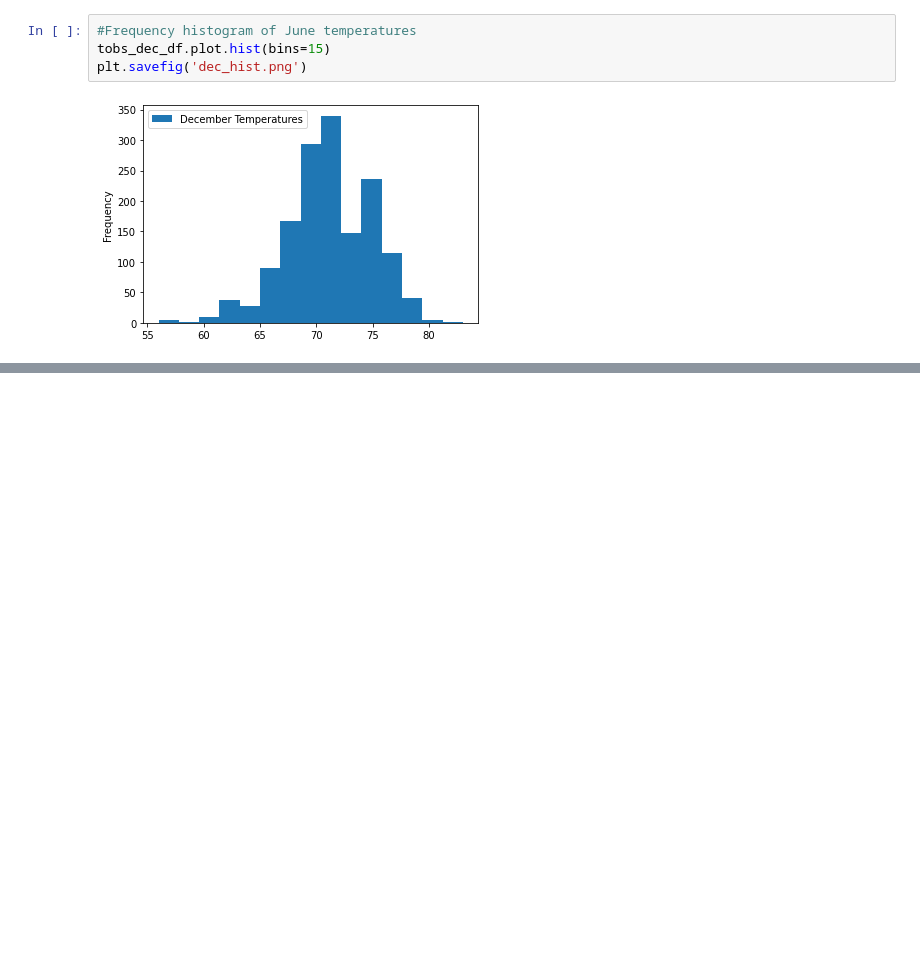
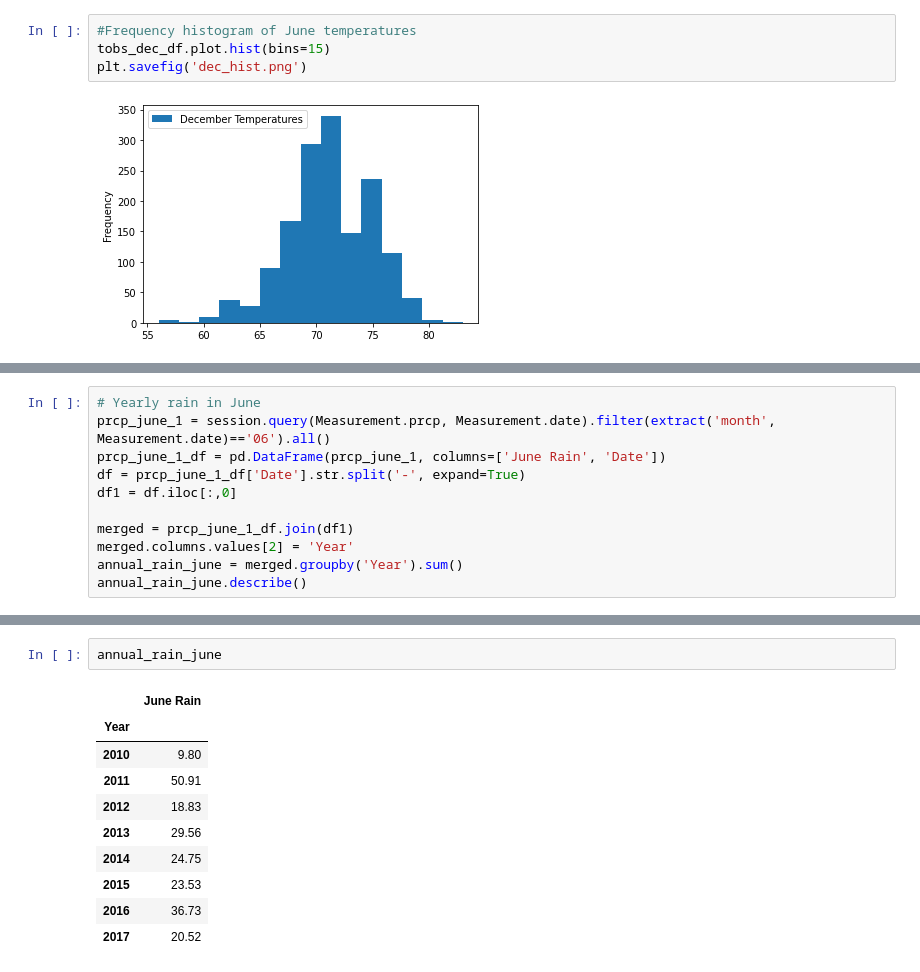
Before and after one commit to jrpillai/surfs_up, a Jupyter notebook: SurfsUp_Challenge.ipynb, the cells around one changed output, grey strips where cells are left out. Drawn from its saved outputs; the diff is of its cells as text; blank space fills up the shorter version.

```diff
--- a/SurfsUp_Challenge.ipynb
+++ b/SurfsUp_Challenge.ipynb
@@ -126,0 +186,11 @@ plt.savefig('dec_hist.png')
+# %%
+# Yearly rain in June
+prcp_june_1 = session.query(Measurement.prcp, Measurement.date).filter(extract('month', Measurement.date)=='06').all()
+prcp_june_1_df = pd.DataFrame(prcp_june_1, columns=['June Rain', 'Date'])
+df = prcp_june_1_df['Date'].str.split('-', expand=True)
+df1 = df.iloc[:,0]
+
+merged = prcp_june_1_df.join(df1)
+merged.columns.values[2] = 'Year'
+annual_rain_june = merged.groupby('Year').sum()
+annual_rain_june.describe()
@@ -126,0 +207,13 @@ plt.savefig('dec_hist.png')
+# %%
+annual_rain_june
+# %% [output]
+|  | June Rain |
+| Year |  |
+| 2010 | 9.80 |
+| 2011 | 50.91 |
+| 2012 | 18.83 |
+| 2013 | 29.56 |
+| 2014 | 24.75 |
+| 2015 | 23.53 |
+| 2016 | 36.73 |
+| 2017 | 20.52 |
```
Also changed, not shown: parts of 8 cells of this notebook, 5 other files.
